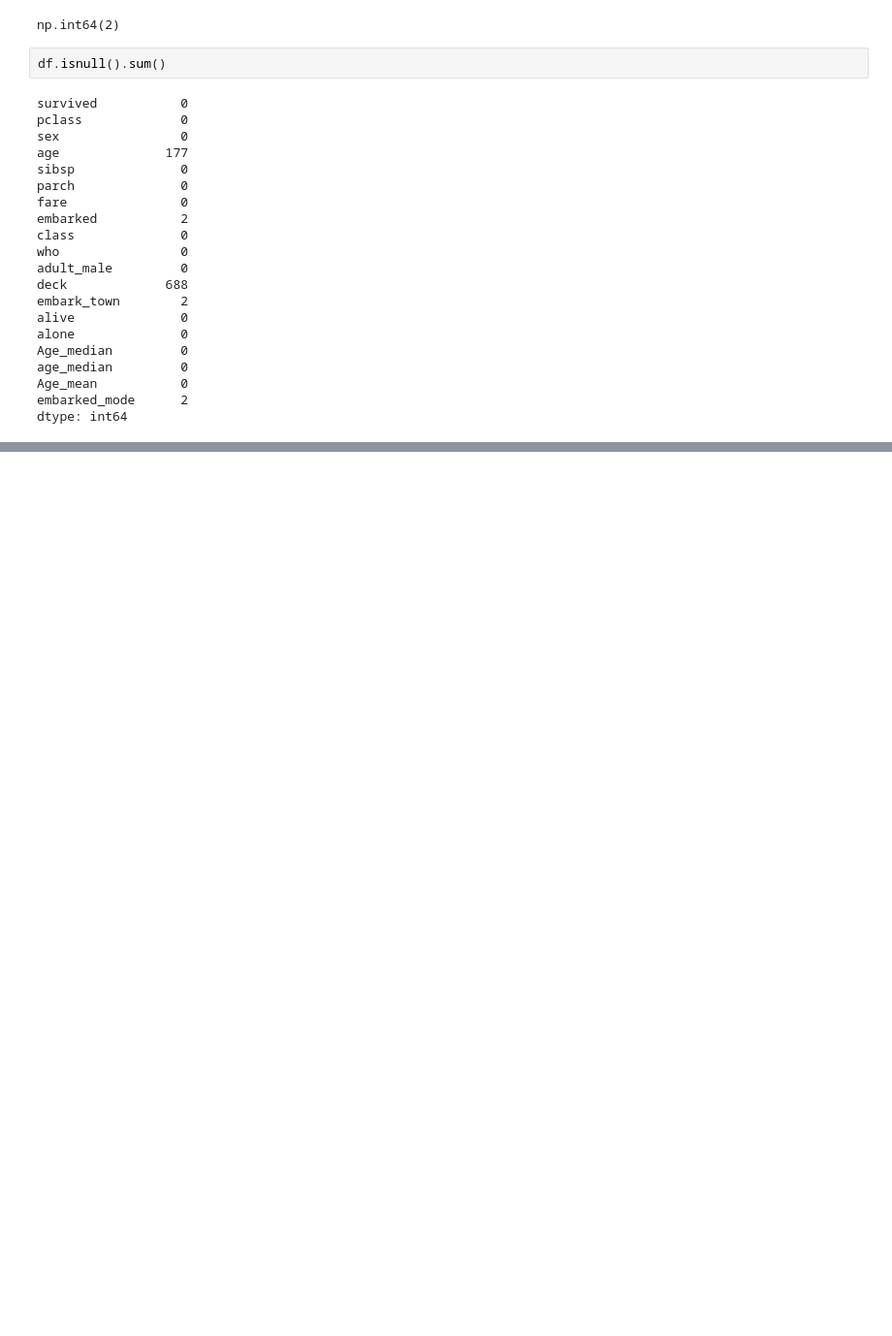
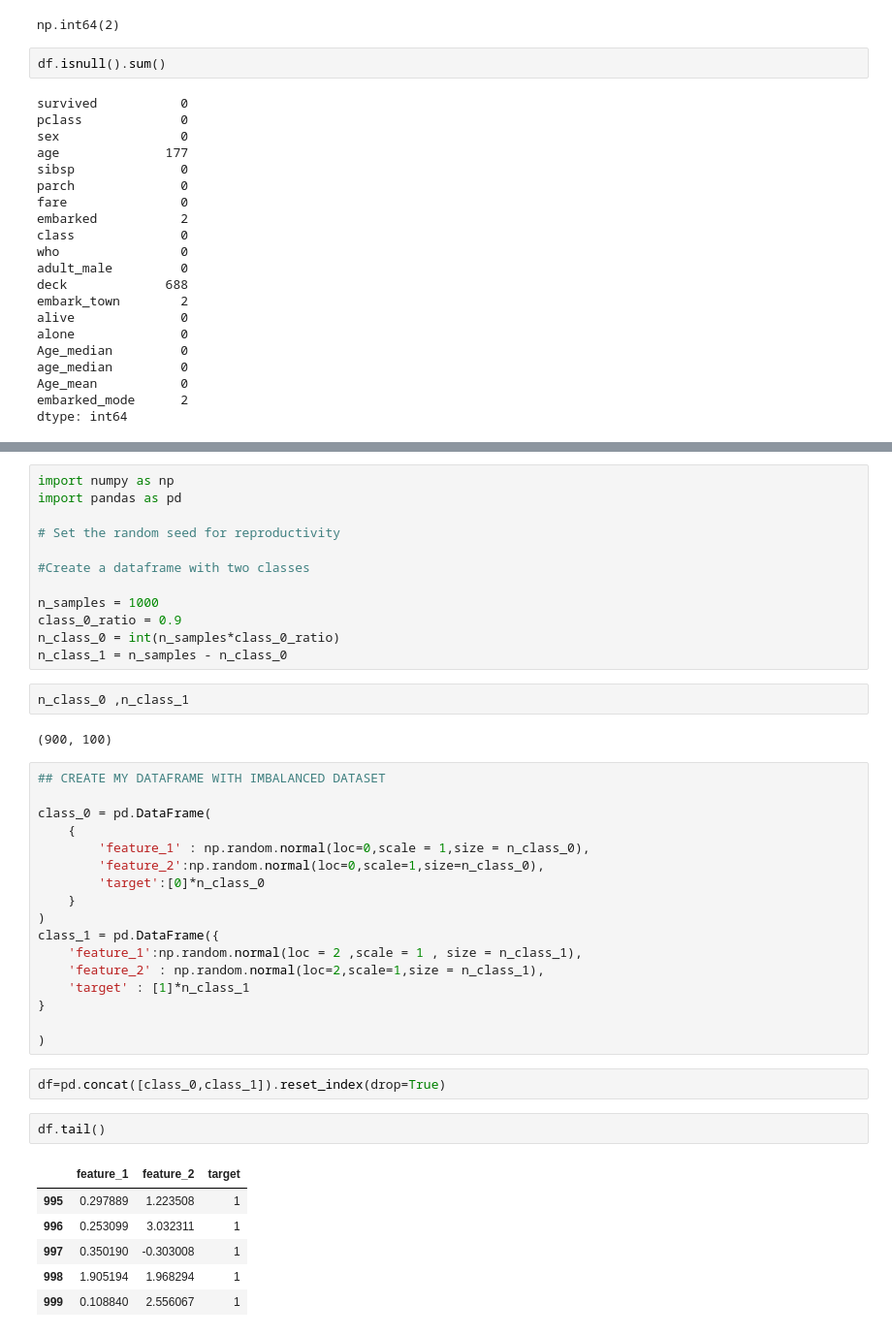
Before and after one commit to SnehaVPujari007/Data-Science-Course, a Jupyter notebook: Featuring Engineering/Feature_Engineering.ipynb, the cells around one changed output, grey strips where cells are left out. Shown at 97% size. Drawn from its saved outputs; the diff is of its cells as text; blank space fills up the shorter version.

```diff
--- a/Featuring Engineering/Feature_Engineering.ipynb
+++ b/Featuring Engineering/Feature_Engineering.ipynb
@@ -154,0 +160,44 @@ dtype: int64
+# %%
+import numpy as np
+import pandas as pd
+
+# Set the random seed for reproductivity
+
+#Create a dataframe with two classes
+
+n_samples = 1000
+class_0_ratio = 0.9
+n_class_0 = int(n_samples*class_0_ratio)
+n_class_1 = n_samples - n_class_0
+# %%
+n_class_0 ,n_class_1
+# %% [output]
+(900, 100)
+# %%
+## CREATE MY DATAFRAME WITH IMBALANCED DATASET
+
+class_0 = pd.DataFrame(
+    {
+        'feature_1' : np.random.normal(loc=0,scale = 1,size = n_class_0),
+        'feature_2':np.random.normal(loc=0,scale=1,size=n_class_0),
+        'target':[0]*n_class_0
+    }
+)
+class_1 = pd.DataFrame({
+    'feature_1':np.random.normal(loc = 2 ,scale = 1 , size = n_class_1),
+    'feature_2' : np.random.normal(loc=2,scale=1,size = n_class_1),
+    'target' : [1]*n_class_1
+}
+
+)
+# %%
+df=pd.concat([class_0,class_1]).reset_index(drop=True)
+# %%
+df.tail()
+# %% [output]
+|  | feature_1 | feature_2 | target |
+| 995 | 0.297889 | 1.223508 | 1 |
+| 996 | 0.253099 | 3.032311 | 1 |
+| 997 | 0.350190 | -0.303008 | 1 |
+| 998 | 1.905194 | 1.968294 | 1 |
+| 999 | 0.108840 | 2.556067 | 1 |
```
Also changed, not shown: parts of 16 cells of this notebook, 1 other file.
